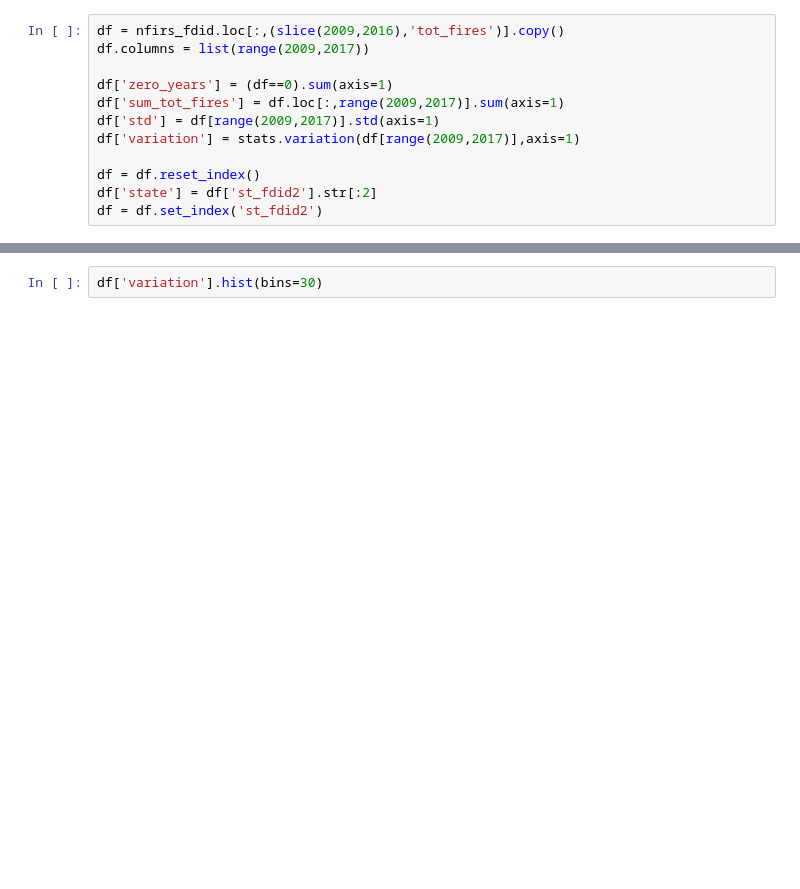
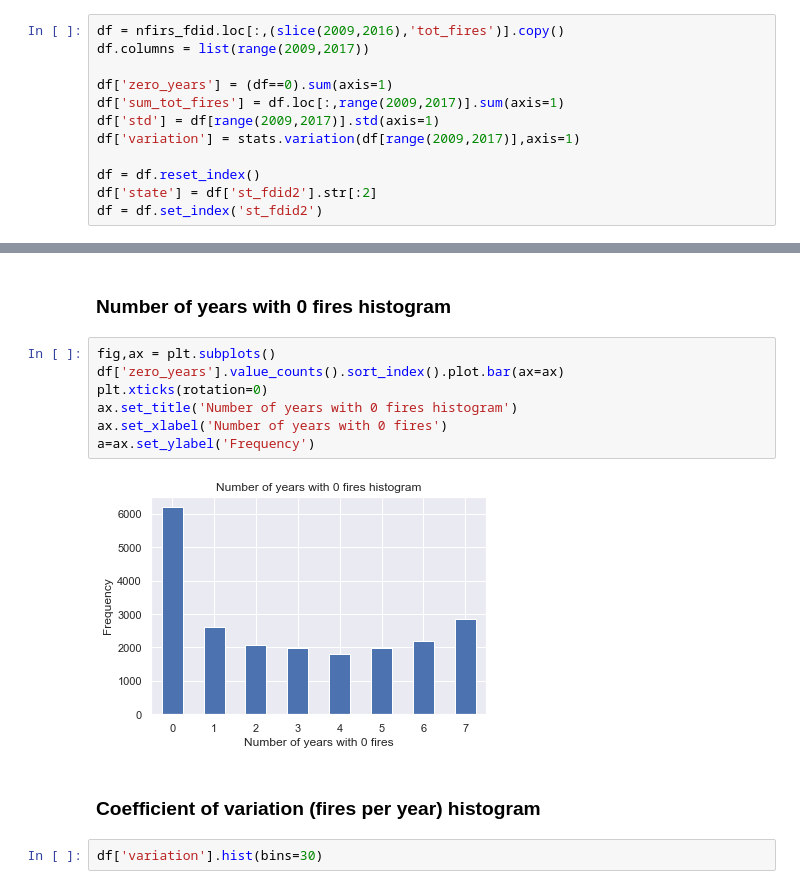
Before and after one commit to DataKind-DC/rcp2, a Jupyter notebook: notebooks/thw_1.1_fire_station_EDA.ipynb, the cells around one changed output, grey strips where cells are left out. Drawn from its saved outputs; the diff is of its cells as text; blank space fills up the shorter version.

```diff
--- a/notebooks/thw_1.1_fire_station_EDA.ipynb
+++ b/notebooks/thw_1.1_fire_station_EDA.ipynb
@@ -236,3 +255,16 @@ df.head()
+# %% [markdown]
+### Number of years with 0 fires histogram
+# %%
+fig,ax = plt.subplots()
+df['zero_years'].value_counts().sort_index().plot.bar(ax=ax)
+plt.xticks(rotation=0)
+ax.set_title('Number of years with 0 fires histogram')
+ax.set_xlabel('Number of years with 0 fires')
+a=ax.set_ylabel('Frequency')
+# %% [output]
+[figure, added]
+# %% [markdown]
+### Coefficient of variation (fires per year) histogram
 # %%
 df['variation'].hist(bins=30)
 # %% [output]
```
Also changed, not shown: parts of 24 cells of this notebook.
